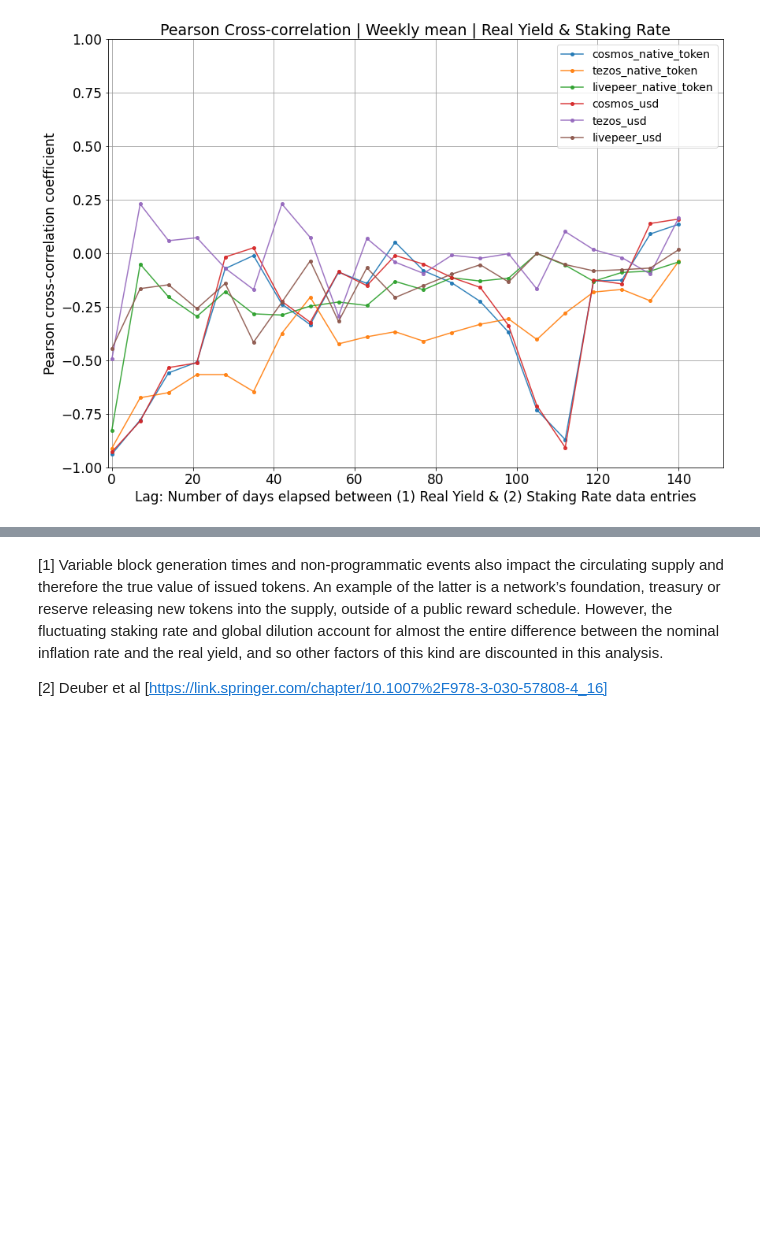
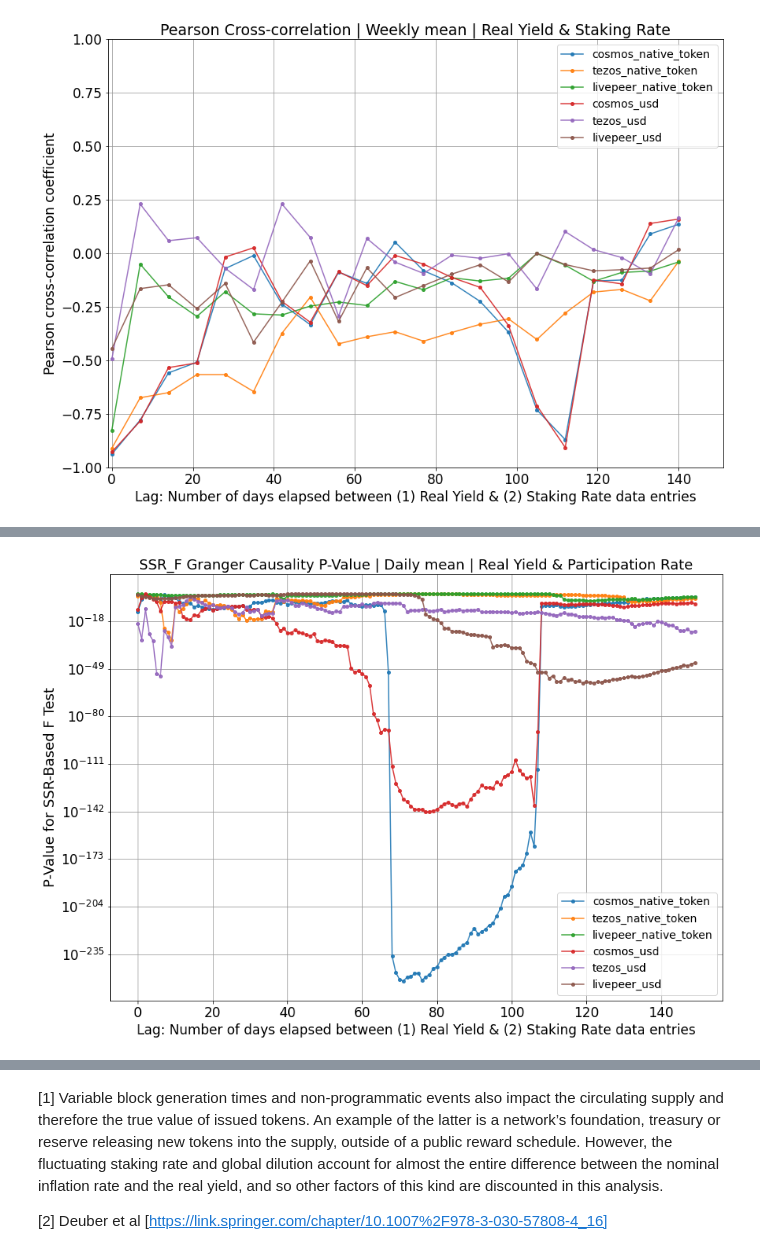
Before and after one commit to threshold-network/economic-research, a Jupyter notebook: Subsidization_Participation_Bivariate_Analysis.ipynb, the cells around one changed output, grey strips where cells are left out. Cells and saved outputs as stored; diff of their text form; code cells hidden in the pictures; blank space fills up the shorter version.

Commit message:
granger predictive causality detrimental feedback loop corroboration

```diff
--- a/Subsidization_Participation_Bivariate_Analysis.ipynb
+++ b/Subsidization_Participation_Bivariate_Analysis.ipynb
@@ -269,0 +326,48 @@ plt.grid(b=True, which='major', color='#999999', linestyle='-')
+# %%
+def SSR_F_causality(df, value, predictor, maxlag, downsample):
+    lag_chiP = {}
+    results = grangercausalitytests(df[[value, predictor]], maxlag=maxlag, verbose=False)
+    for i in range(0, maxlag):
+        p_value = results[i+1][0]['ssr_ftest'][1]
+        lag_chiP[i*downsample] = p_value
+    return lag_chiP
+# %%
+SRnetworks = {}
+SRnetworks['cosmos'] = pd.read_csv(r'cosmos.csv')
+SRnetworks['tezos'] = pd.read_csv(r'tezos.csv')
+SRnetworks['livepeer'] = pd.read_csv(r'livepeer.csv')
+
+SR_F = {}
+SR_F_USD = {}
+f = 365 #daily
+for net in SRnetworks:
+    SRnetworks[net] = SRnetworks[net].dropna()
+    SRnetworks[net]['aRUSD'] = SRnetworks[net]['adjustedReward'] * SRnetworks[net]['priceUsd']
+    SRnetworks[net]['dateTime'] = pd.to_datetime(SRnetworks[net]['timestamp'], unit='s')
+    SRnetworks[net] = SRnetworks[net].set_index('dateTime')
+    ipl(SRnetworks[net])
+    detrend(SRnetworks[net])
+    dif(SRnetworks[net])
+    SRnetworks[net] = SRnetworks[net].resample('D').mean()
+    ipl(SRnetworks[net])
+    SR_F[net] = SSR_F_causality(SRnetworks[net], 'total_staked', 'adjustedReward', int(150/(int(365/f))), int(365/f))
+    SR_F_USD[net] = SSR_F_causality(SRnetworks[net], 'total_staked', 'aRUSD', int(150/(int(365/f))),  int(365/f))
+
+for net in SR_F:
+    lists = sorted(SR_F[net].items())
+    x, y = zip(*lists)
+    plt.plot(x, y,label=net+'_native_token', alpha=0.9, marker = 'o', ms =4)
+for net in SR_F_USD:
+    lists = sorted(SR_F_USD[net].items())
+    x, y = zip(*lists)
+    plt.plot(x, y,label=net+'_usd', alpha=0.9, marker = 'o', ms =4)
+plt.title('SSR_F Granger Causality P-Value | Daily mean | Real Yield & Participation Rate', fontsize=18)
+plt.xlabel('Lag: Number of days elapsed between (1) Real Yield & (2) Staking Rate data entries', fontsize=17)
+plt.ylabel('P-Value for SSR-Based F Test', fontsize=18)
+plt.legend(loc=4, fontsize=14)
+plt.xticks(fontsize=17)
+plt.yticks(fontsize=17)
+plt.yscale('log')
+plt.grid(b=True, which='major', color='#999999', linestyle='-')
+# %% [output]
+[figure, added]
```
Also changed, not shown: parts of 12 cells of this notebook.
